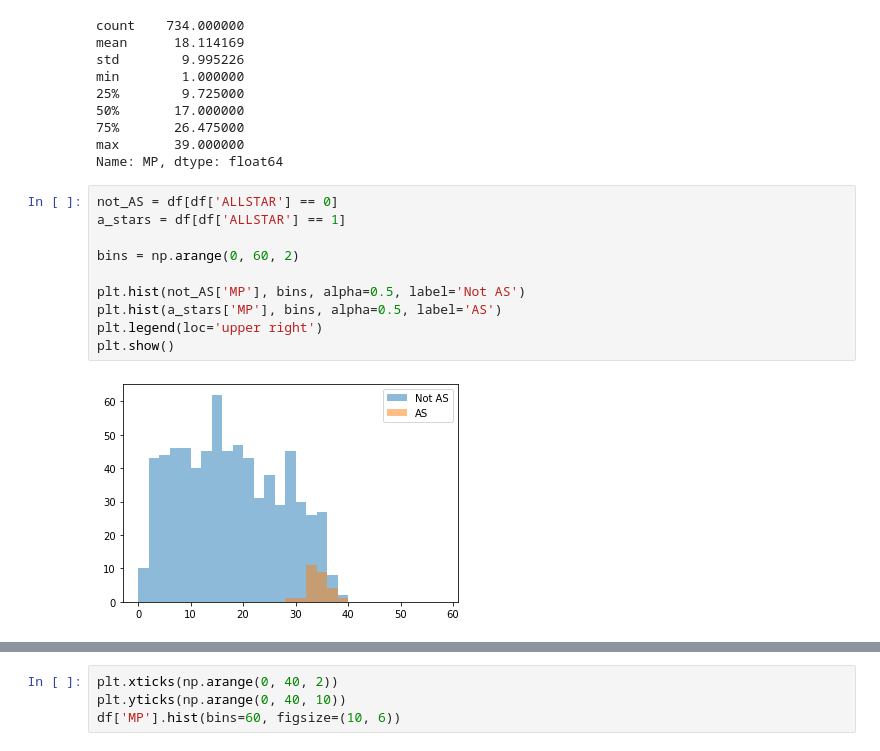
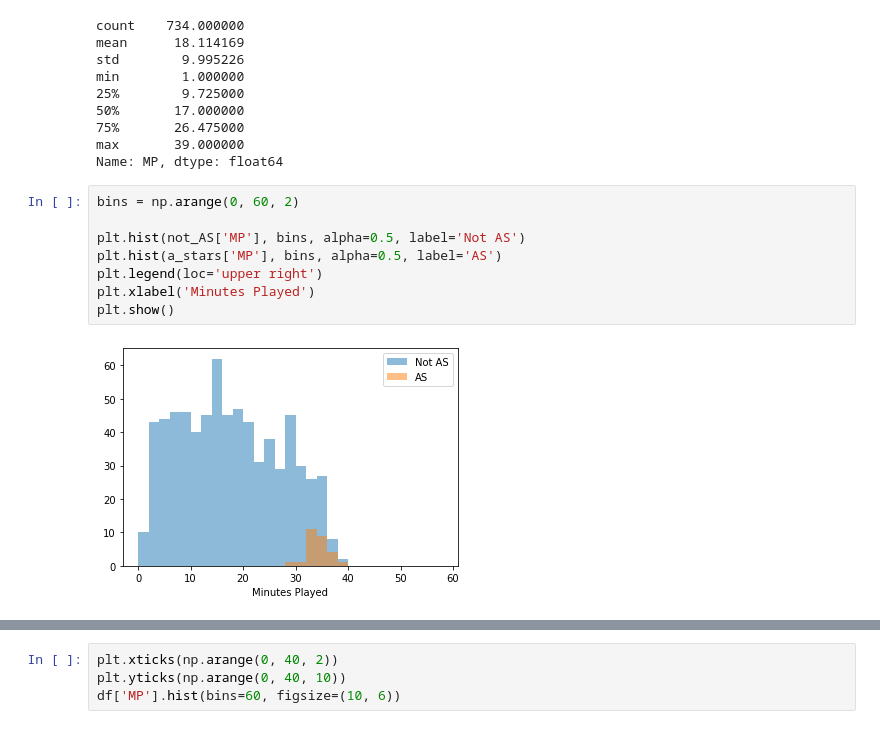
Before and after one commit to MennoCoehoorn/OZNAL, a Jupyter notebook: NBA.ipynb, the cells around one changed output, grey strips where cells are left out. Drawn from its saved outputs; the diff is of its cells as text.

```diff
--- a/NBA.ipynb
+++ b/NBA.ipynb
@@ -282,14 +341,12 @@ min        1.000000
 max       39.000000
 Name: MP, dtype: float64
 # %%
-not_AS = df[df['ALLSTAR'] == 0]
-a_stars = df[df['ALLSTAR'] == 1]
-
 bins = np.arange(0, 60, 2)
 
 plt.hist(not_AS['MP'], bins, alpha=0.5, label='Not AS')
 plt.hist(a_stars['MP'], bins, alpha=0.5, label='AS')
 plt.legend(loc='upper right')
+plt.xlabel('Minutes Played')
 plt.show()
 # %% [output]
-[figure, old version]
+[figure, new version]
```
Also changed, not shown: parts of 35 cells of this notebook.
